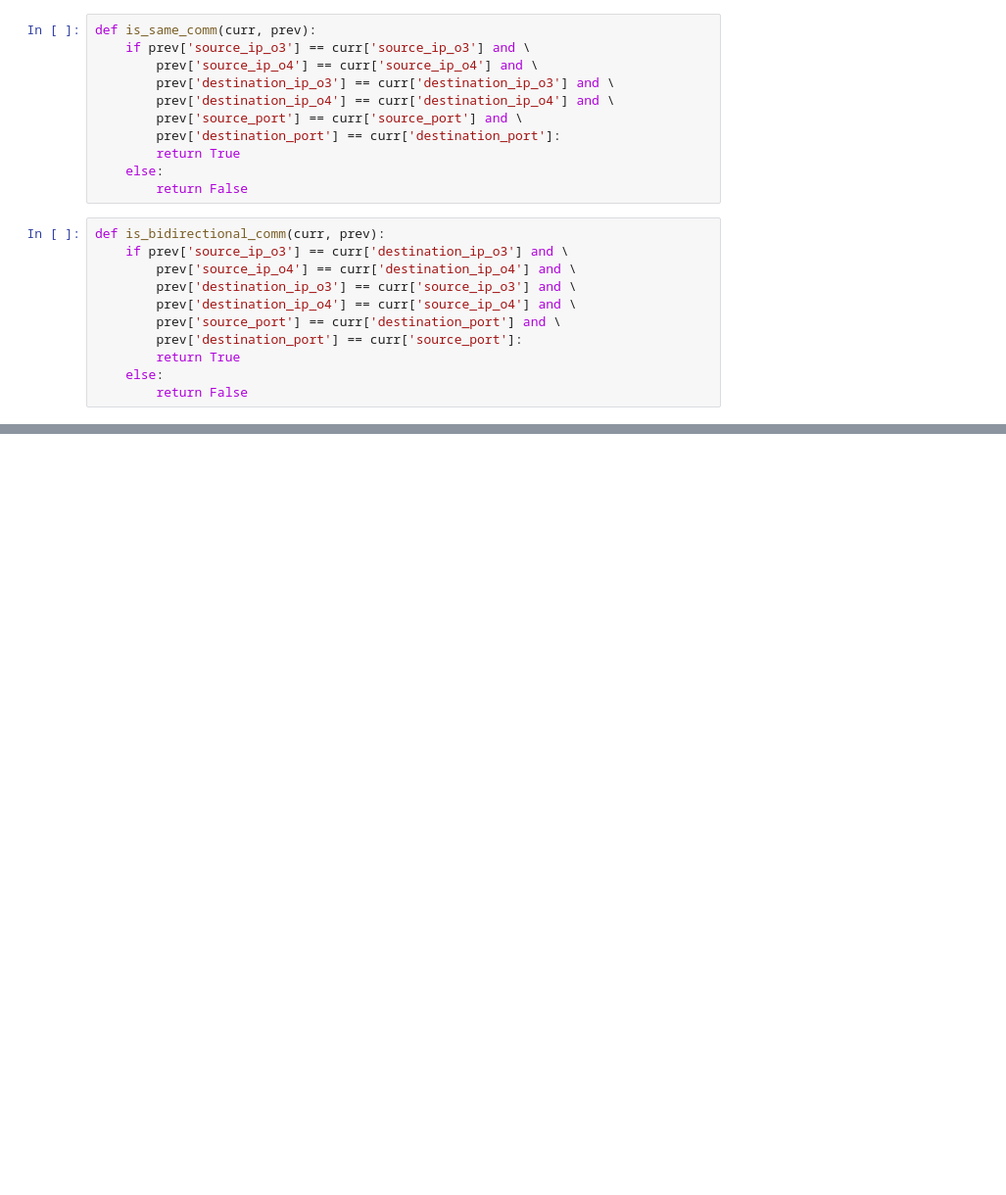
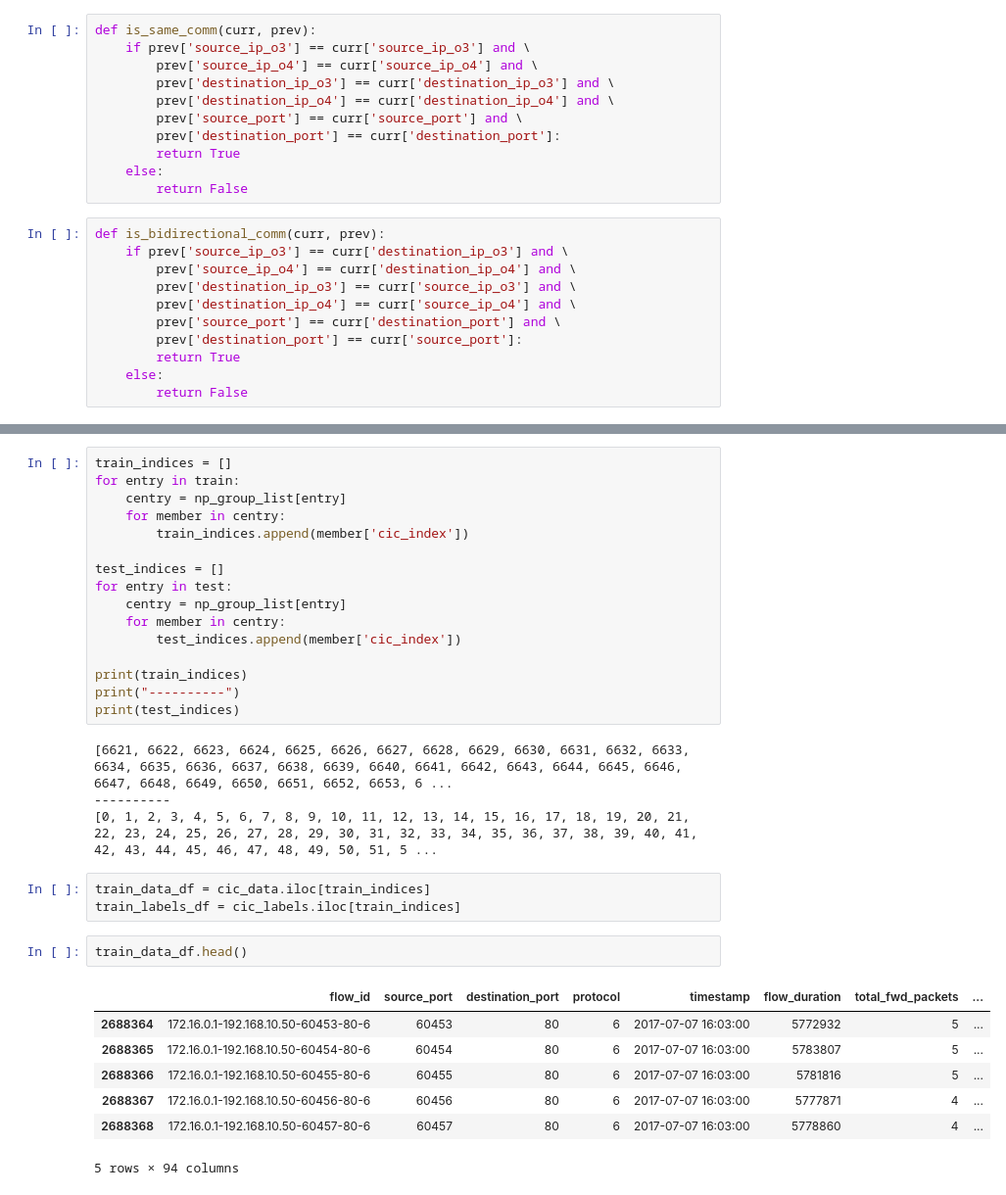
Before and after one commit to twseptian/Master_IPython, a Jupyter notebook: CIC Grouping.ipynb, the cells around one changed output, grey strips where cells are left out. Shown: that part at 98% size. Cells and saved outputs as stored; diff of their text form; blank space fills up the shorter version.

```diff
--- a/CIC Grouping.ipynb
+++ b/CIC Grouping.ipynb
@@ -101,0 +142,33 @@ List of Lists legth: 2706605
+# %%
+train_indices = []
+for entry in train:
+    centry = np_group_list[entry]
+    for member in centry:
+        train_indices.append(member['cic_index'])
+
+test_indices = []
+for entry in test:
+    centry = np_group_list[entry]
+    for member in centry:
+        test_indices.append(member['cic_index'])
+
+print(train_indices)
+print("----------")
+print(test_indices)
+# %% [output]
+[6621, 6622, 6623, 6624, 6625, 6626, 6627, 6628, 6629, 6630, 6631, 6632, 6633, 6634, 6635, 6636, 6637, 6638, 6639, 6640, 6641, 6642, 6643, 6644, 6645, 6646, 6647, 6648, 6649, 6650, 6651, 6652, 6653, 6 ...
+----------
+[0, 1, 2, 3, 4, 5, 6, 7, 8, 9, 10, 11, 12, 13, 14, 15, 16, 17, 18, 19, 20, 21, 22, 23, 24, 25, 26, 27, 28, 29, 30, 31, 32, 33, 34, 35, 36, 37, 38, 39, 40, 41, 42, 43, 44, 45, 46, 47, 48, 49, 50, 51, 5 ...
+# %%
+train_data_df = cic_data.iloc[train_indices]
+train_labels_df = cic_labels.iloc[train_indices]
+# %%
+train_data_df.head()
+# %% [output]
+|  | flow_id | source_port | destination_port | protocol | timestamp | flow_duration | total_fwd_packets | ... |
+| 2688364 | 172.16.0.1-192.168.10.50-60453-80-6 | 60453 | 80 | 6 | 2017-07-07 16:03:00 | 5772932 | 5 | ... |
+| 2688365 | 172.16.0.1-192.168.10.50-60454-80-6 | 60454 | 80 | 6 | 2017-07-07 16:03:00 | 5783807 | 5 | ... |
+| 2688366 | 172.16.0.1-192.168.10.50-60455-80-6 | 60455 | 80 | 6 | 2017-07-07 16:03:00 | 5781816 | 5 | ... |
+| 2688367 | 172.16.0.1-192.168.10.50-60456-80-6 | 60456 | 80 | 6 | 2017-07-07 16:03:00 | 5777871 | 4 | ... |
+| 2688368 | 172.16.0.1-192.168.10.50-60457-80-6 | 60457 | 80 | 6 | 2017-07-07 16:03:00 | 5778860 | 4 | ... |
+5 rows × 94 columns
```
Also changed, not shown: parts of 14 cells of this notebook.
